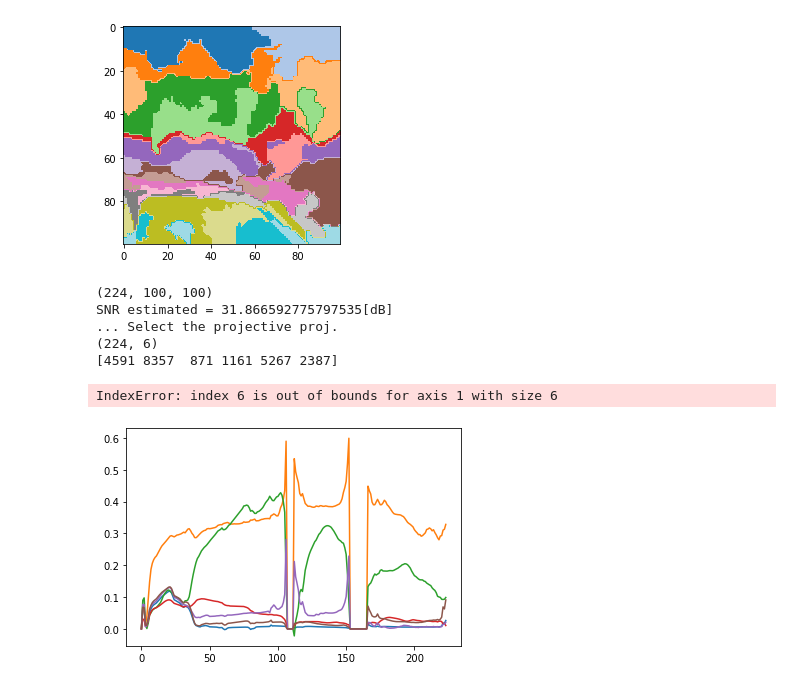
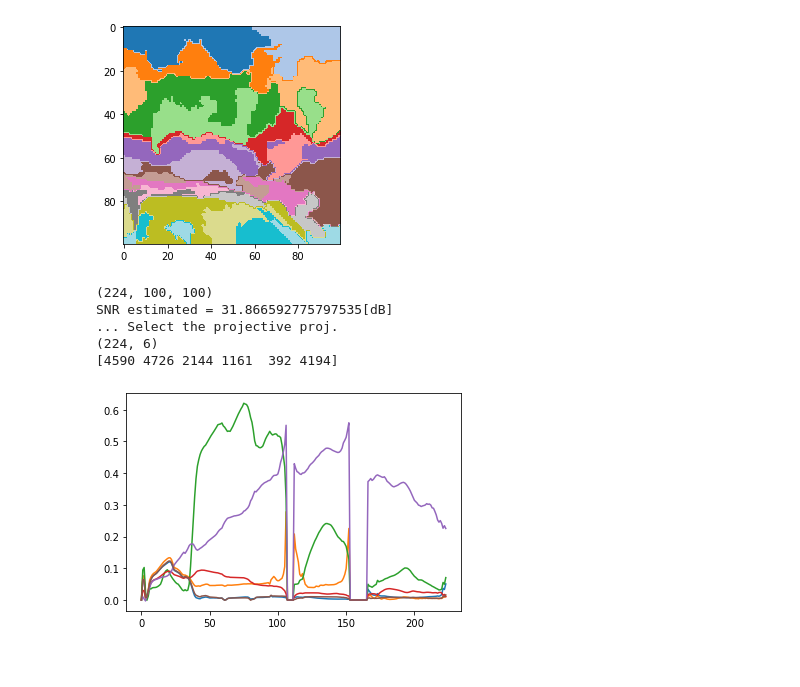
Before and after one commit to JulienAjdenbaum/hyperspectral_adversarial_AEENet, a Jupyter notebook: data_exploration.ipynb, the cells around one changed output. Saved outputs shown, nothing was run; the diff lists cells and outputs as text; code cells hidden in the pictures.

```diff
--- a/data_exploration.ipynb
+++ b/data_exploration.ipynb
@@ -46,23 +46,22 @@ plt.plot()
 # %%
 path_img = 'data/jasper/jasper.mat'
 mat = scipy.io.loadmat(path_img)
 img = mat["Y"].reshape(mat["Y"].shape[0], int(np.sqrt(mat["Y"].shape[1])), int(np.sqrt(mat["Y"].shape[1])))
 img = img.astype(np.float32)/np.max(img)
 
 from VCA import vca
 
 print(img.shape)
 Ae, indice, Yp = vca(img.reshape((img.shape[0], 10000)),6)
 
 print(Ae.shape)
 print(indice)
-for i in range(Ae.shape[0]):
+for i in range(Ae.shape[1]):
     plt.plot(Ae[:, i])
 # %% [output]
 (224, 100, 100)
 SNR estimated = 31.866592775797535[dB]
 ... Select the projective proj.
 (224, 6)
-[4591 8357  871 1161 5267 2387]
+[4590 4726 2144 1161  392 4194]
-IndexError: index 6 is out of bounds for axis 1 with size 6
-[figure, old version]
+[figure, new version]
```
Also changed, not shown: parts of 2 cells of this notebook.
